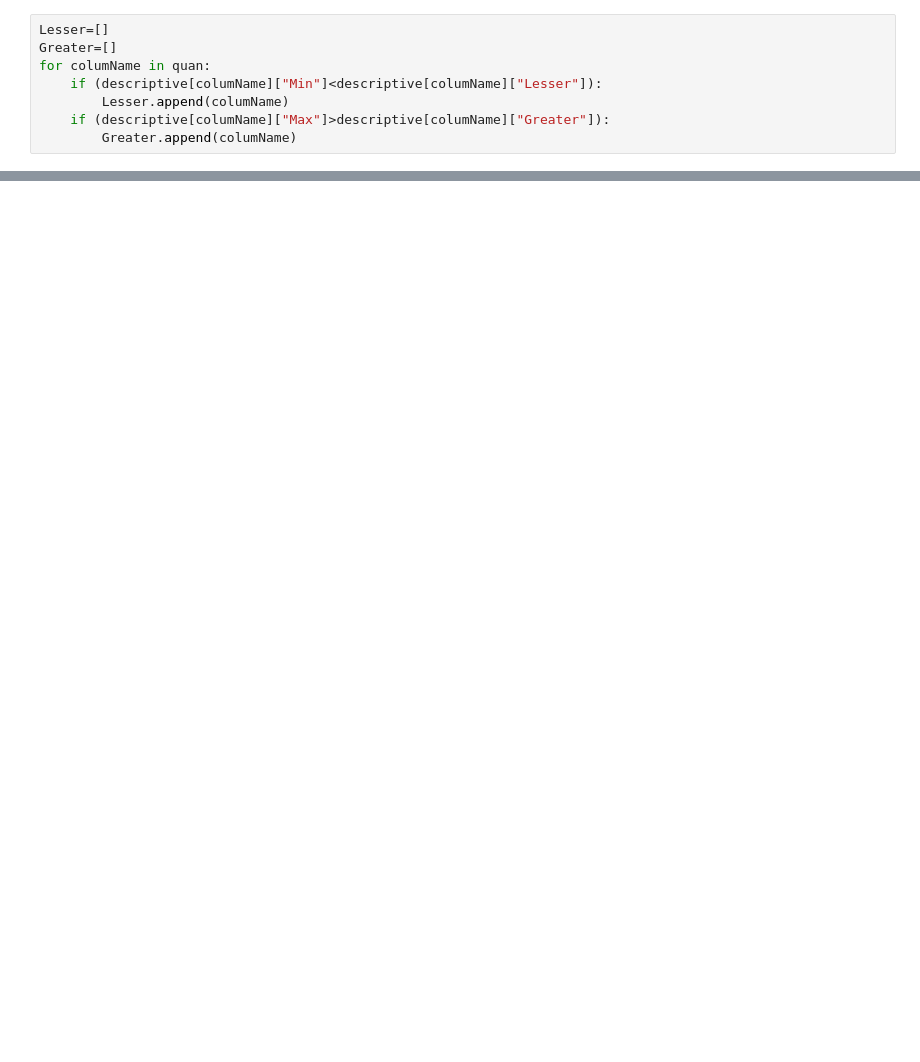
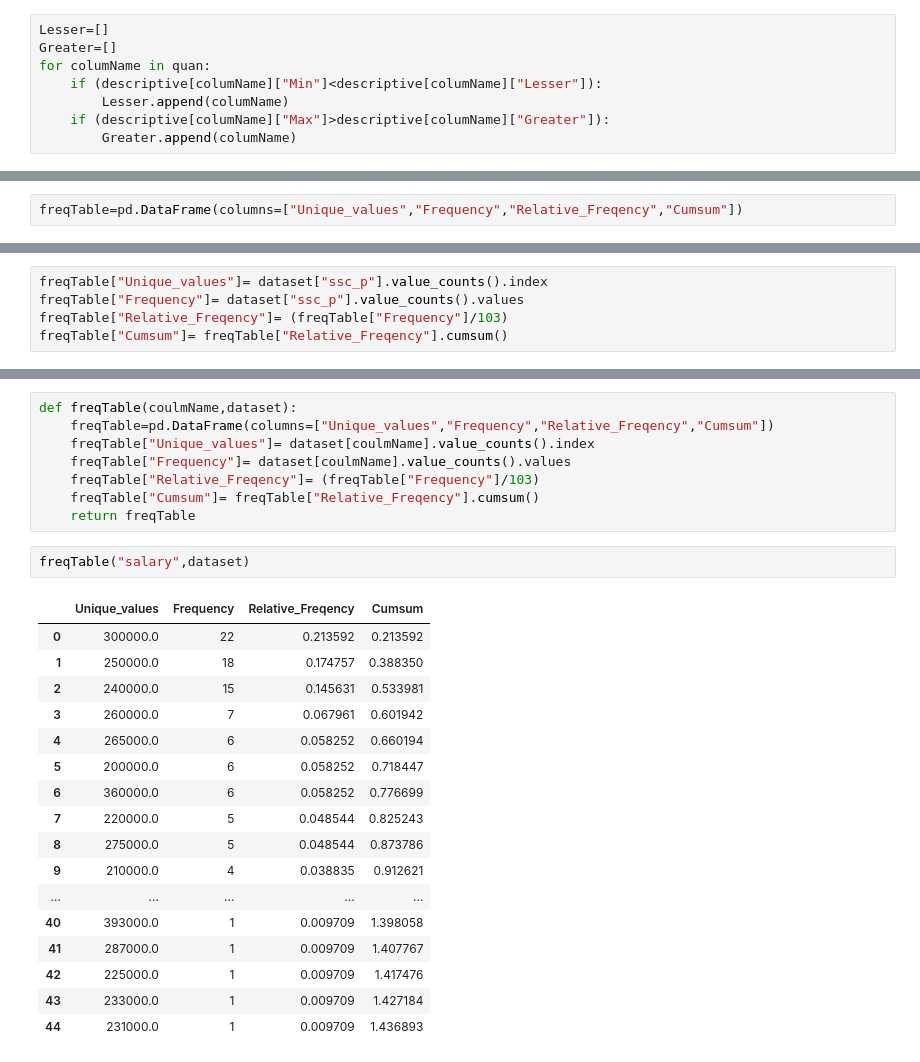
Before and after one commit to AI23mani/centeral-Tendency, a Jupyter notebook: Central tendency.ipynb, the cells around one changed output, grey strips where cells are left out. Drawn from its saved outputs; the diff is of its cells as text; blank space fills up the shorter version.

```diff
--- a/Central tendency.ipynb
+++ b/Central tendency.ipynb
@@ -447,0 +422,2 @@ Greater
+# %%
+freqTable=pd.DataFrame(columns=["Unique_values","Frequency","Relative_Freqency","Cumsum"])
@@ -447,0 +428,5 @@ Greater
+# %%
+freqTable["Unique_values"]= dataset["ssc_p"].value_counts().index
+freqTable["Frequency"]= dataset["ssc_p"].value_counts().values
+freqTable["Relative_Freqency"]= (freqTable["Frequency"]/103)
+freqTable["Cumsum"]= freqTable["Relative_Freqency"].cumsum()
@@ -447,0 +449,28 @@ Greater
+# %%
+def freqTable(coulmName,dataset):
+    freqTable=pd.DataFrame(columns=["Unique_values","Frequency","Relative_Freqency","Cumsum"])
+    freqTable["Unique_values"]= dataset[coulmName].value_counts().index
+    freqTable["Frequency"]= dataset[coulmName].value_counts().values
+    freqTable["Relative_Freqency"]= (freqTable["Frequency"]/103)
+    freqTable["Cumsum"]= freqTable["Relative_Freqency"].cumsum()
+    return freqTable
+# %%
+freqTable("salary",dataset)
+# %% [output]
+|  | Unique_values | Frequency | Relative_Freqency | Cumsum |
+| 0 | 300000.0 | 22 | 0.213592 | 0.213592 |
+| 1 | 250000.0 | 18 | 0.174757 | 0.388350 |
+| 2 | 240000.0 | 15 | 0.145631 | 0.533981 |
+| 3 | 260000.0 | 7 | 0.067961 | 0.601942 |
+| 4 | 265000.0 | 6 | 0.058252 | 0.660194 |
+| 5 | 200000.0 | 6 | 0.058252 | 0.718447 |
+| 6 | 360000.0 | 6 | 0.058252 | 0.776699 |
+| 7 | 220000.0 | 5 | 0.048544 | 0.825243 |
+| 8 | 275000.0 | 5 | 0.048544 | 0.873786 |
+| 9 | 210000.0 | 4 | 0.038835 | 0.912621 |
+| ... | ... | ... | ... | ... |
+| 40 | 393000.0 | 1 | 0.009709 | 1.398058 |
+| 41 | 287000.0 | 1 | 0.009709 | 1.407767 |
+| 42 | 225000.0 | 1 | 0.009709 | 1.417476 |
+| 43 | 233000.0 | 1 | 0.009709 | 1.427184 |
+| 44 | 231000.0 | 1 | 0.009709 | 1.436893 |
```
Also changed, not shown: parts of 25 cells of this notebook.
